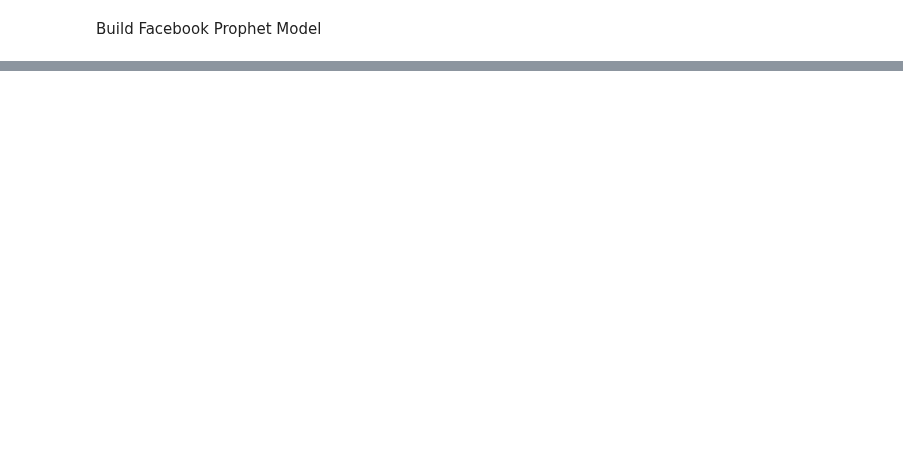
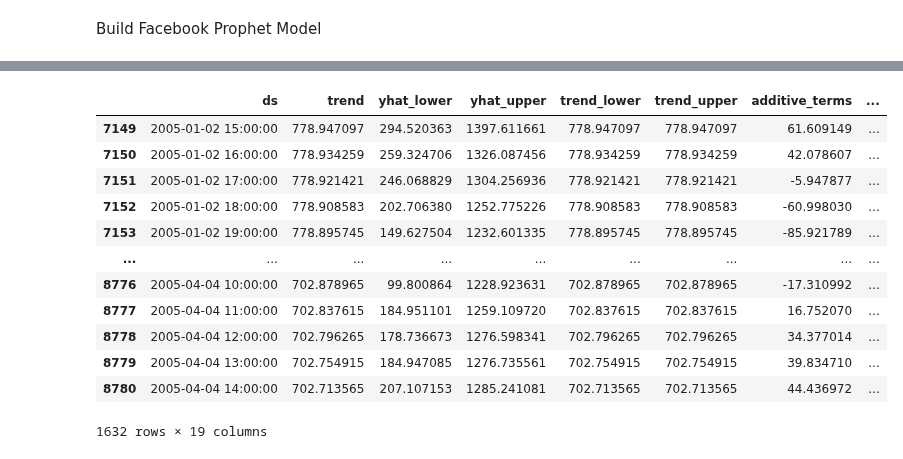
Before and after one commit to blantj/environmental_time_series, a Jupyter notebook: Modeling.ipynb, the cells around one changed output, grey strips where cells are left out. Cells and saved outputs as stored; diff of their text form; code cells hidden in the pictures; blank space fills up the shorter version.

```diff
--- a/Modeling.ipynb
+++ b/Modeling.ipynb
@@ -163,0 +207,3 @@ fb_model.make_future_dataframe(periods=(len(fb_valid)), freq='H')
+# %%
+prophet_dates_df = prophet.make_future_dataframe(periods=1488, freq='H')
+prophet_preds_df = prophet.predict(df=prophet_dates_df)
@@ -163,0 +236,16 @@ fb_model.make_future_dataframe(periods=(len(fb_valid)), freq='H')
+# %%
+prophet_preds_df
+# %% [output]
+|  | ds | trend | yhat_lower | yhat_upper | trend_lower | trend_upper | additive_terms | ... |
+| 7149 | 2005-01-02 15:00:00 | 778.947097 | 294.520363 | 1397.611661 | 778.947097 | 778.947097 | 61.609149 | ... |
+| 7150 | 2005-01-02 16:00:00 | 778.934259 | 259.324706 | 1326.087456 | 778.934259 | 778.934259 | 42.078607 | ... |
+| 7151 | 2005-01-02 17:00:00 | 778.921421 | 246.068829 | 1304.256936 | 778.921421 | 778.921421 | -5.947877 | ... |
+| 7152 | 2005-01-02 18:00:00 | 778.908583 | 202.706380 | 1252.775226 | 778.908583 | 778.908583 | -60.998030 | ... |
+| 7153 | 2005-01-02 19:00:00 | 778.895745 | 149.627504 | 1232.601335 | 778.895745 | 778.895745 | -85.921789 | ... |
+| ... | ... | ... | ... | ... | ... | ... | ... | ... |
+| 8776 | 2005-04-04 10:00:00 | 702.878965 | 99.800864 | 1228.923631 | 702.878965 | 702.878965 | -17.310992 | ... |
+| 8777 | 2005-04-04 11:00:00 | 702.837615 | 184.951101 | 1259.109720 | 702.837615 | 702.837615 | 16.752070 | ... |
+| 8778 | 2005-04-04 12:00:00 | 702.796265 | 178.736673 | 1276.598341 | 702.796265 | 702.796265 | 34.377014 | ... |
+| 8779 | 2005-04-04 13:00:00 | 702.754915 | 184.947085 | 1276.735561 | 702.754915 | 702.754915 | 39.834710 | ... |
+| 8780 | 2005-04-04 14:00:00 | 702.713565 | 207.107153 | 1285.241081 | 702.713565 | 702.713565 | 44.436972 | ... |
+1632 rows × 19 columns
```
Also changed, not shown: parts of 22 cells of this notebook.
